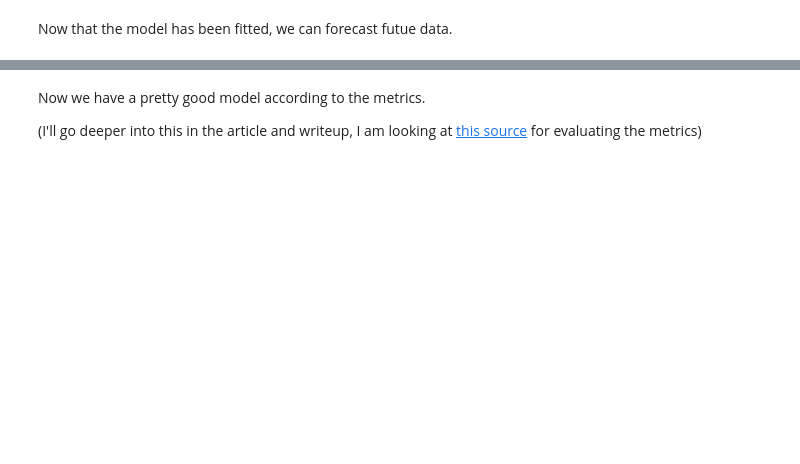
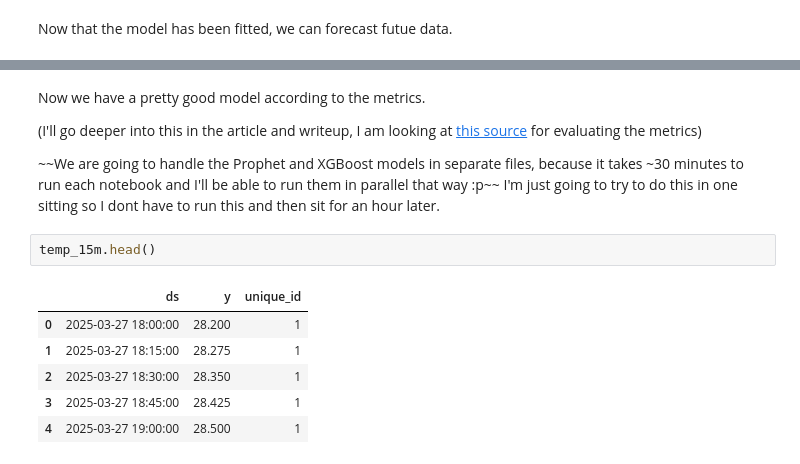
Before and after one commit to dBCooper2/utilities-dashboard-v3, a Jupyter notebook: notebooks/forecasting/forecasting-4-comparing-models.ipynb, the cells around one changed output, grey strips where cells are left out. Drawn from its saved outputs; the diff is of its cells as text; blank space fills up the shorter version.

```diff
--- a/notebooks/forecasting/forecasting-4-comparing-models.ipynb
+++ b/notebooks/forecasting/forecasting-4-comparing-models.ipynb
@@ -198,3 +183,14 @@ FutureWarning: The behavior of DataFrame concatenation with empty or all-NA entr
 Now we have a pretty good model according to the metrics.
 
 (I'll go deeper into this in the article and writeup, I am looking at [this source](<https://medium.com/analytics-vidhya/assessment-of-accuracy-metrics-for-time-series-forecasting-bc115b655705>) for evaluating the metrics)
+
+~~We are going to handle the Prophet and XGBoost models in separate files, because it takes ~30 minutes to run each notebook and I'll be able to run them in parallel that way :p~~ I'm just going to try to do this in one sitting so I dont have to run this and then sit for an hour later.
+# %%
+temp_15m.head()
+# %% [output]
+|  | ds | y | unique_id |
+| 0 | 2025-03-27 18:00:00 | 28.200 | 1 |
+| 1 | 2025-03-27 18:15:00 | 28.275 | 1 |
+| 2 | 2025-03-27 18:30:00 | 28.350 | 1 |
+| 3 | 2025-03-27 18:45:00 | 28.425 | 1 |
+| 4 | 2025-03-27 19:00:00 | 28.500 | 1 |
```
Also changed, not shown: parts of 15 cells of this notebook, 35 other files.
